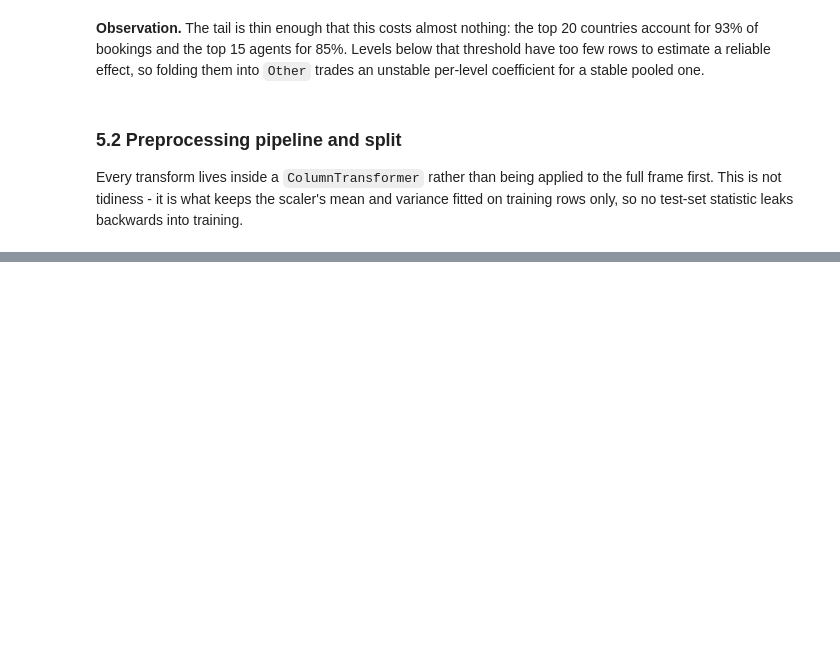
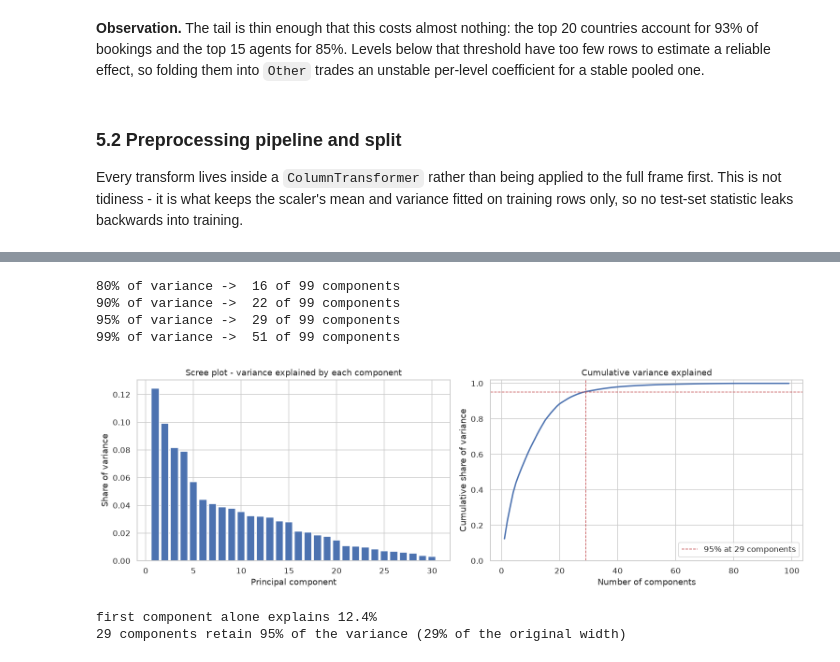
Before and after one commit to AnanyaBottu/ml-capstone, a Jupyter notebook: notebooks/regression.ipynb, the cells around one changed output, grey strips where cells are left out. Saved outputs shown, nothing was run; the diff lists cells and outputs as text; code cells hidden in the pictures; blank space fills up the shorter version.

```diff
--- a/notebooks/regression.ipynb
+++ b/notebooks/regression.ipynb
@@ -614,0 +658,45 @@ estimator, never in the data it saw.
+# %%
+from sklearn.decomposition import PCA
+
+Z_train = preprocessor.fit_transform(X_train)
+
+pca_full = PCA(random_state=RANDOM_STATE).fit(Z_train)
+cumulative = np.cumsum(pca_full.explained_variance_ratio_)
+
+for threshold in (0.80, 0.90, 0.95, 0.99):
+    k = np.searchsorted(cumulative, threshold) + 1
+    print(f"{int(threshold * 100)}% of variance -> {k:3d} of {Z_train.shape[1]} components")
+
+N_COMPONENTS = 0.95
+k95 = np.searchsorted(cumulative, 0.95) + 1
+# %% [output]
+80% of variance ->  16 of 99 components
+90% of variance ->  22 of 99 components
+95% of variance ->  29 of 99 components
+99% of variance ->  51 of 99 components
+# %%
+fig, axes = plt.subplots(1, 2, figsize=(14, 4.6))
+
+axes[0].bar(range(1, 31), pca_full.explained_variance_ratio_[:30], color="#4C72B0")
+axes[0].set(title="Scree plot - variance explained by each component",
+            xlabel="Principal component", ylabel="Share of variance")
+
+axes[1].plot(range(1, len(cumulative) + 1), cumulative, lw=2, color="#4C72B0")
+axes[1].axhline(0.95, color="#C44E52", ls="--", lw=1,
+                label=f"95% at {k95} components")
+axes[1].axvline(k95, color="#C44E52", ls="--", lw=1)
+axes[1].set(title="Cumulative variance explained",
+            xlabel="Number of components", ylabel="Cumulative share of variance",
+            ylim=(0, 1.02))
+axes[1].legend()
+
+plt.tight_layout()
+plt.show()
+
+print(f"first component alone explains {pca_full.explained_variance_ratio_[0] * 100:.1f}%")
+print(f"{k95} components retain 95% of the variance "
+      f"({k95 / Z_train.shape[1] * 100:.0f}% of the original width)")
+# %% [output]
+[figure, added]
+first component alone explains 12.4%
+29 components retain 95% of the variance (29% of the original width)
```
Also changed, not shown: parts of 17 cells of this notebook.
